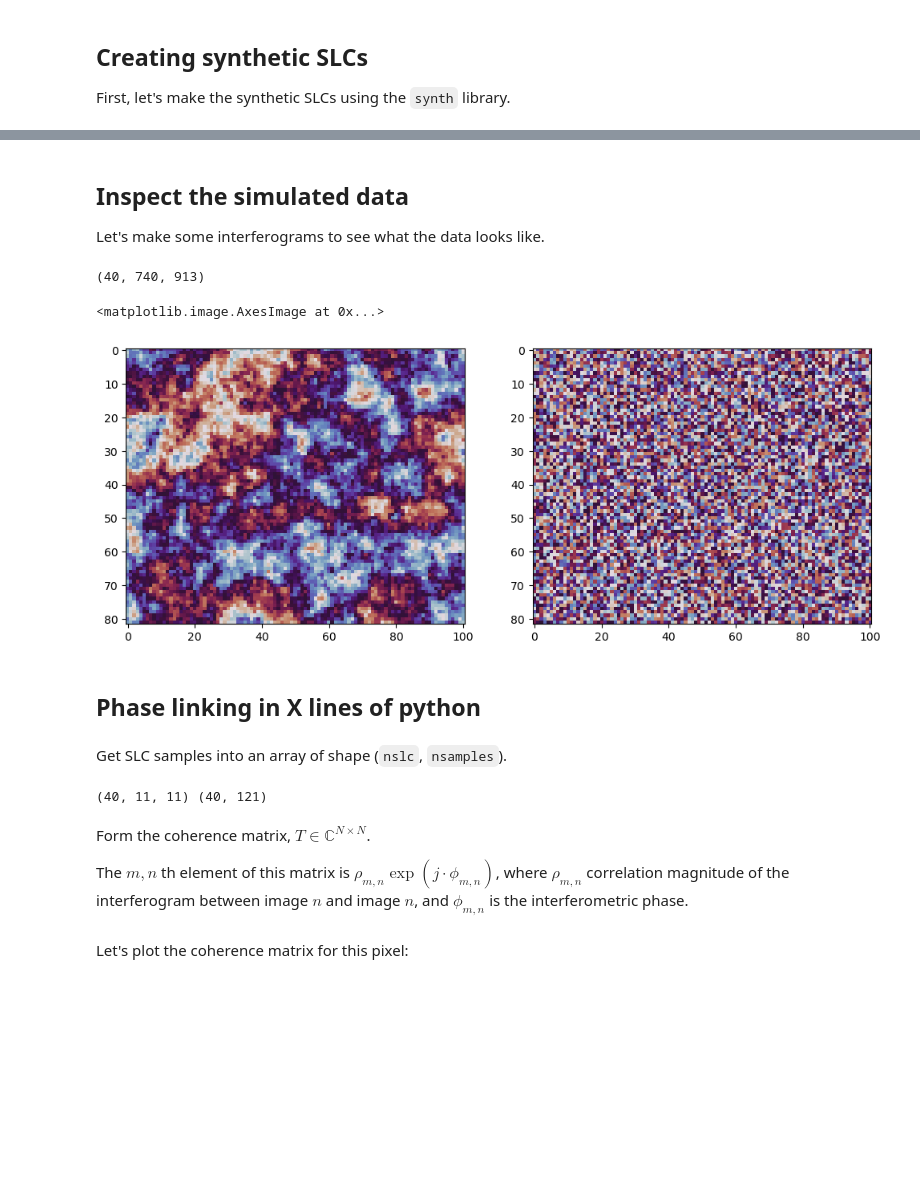
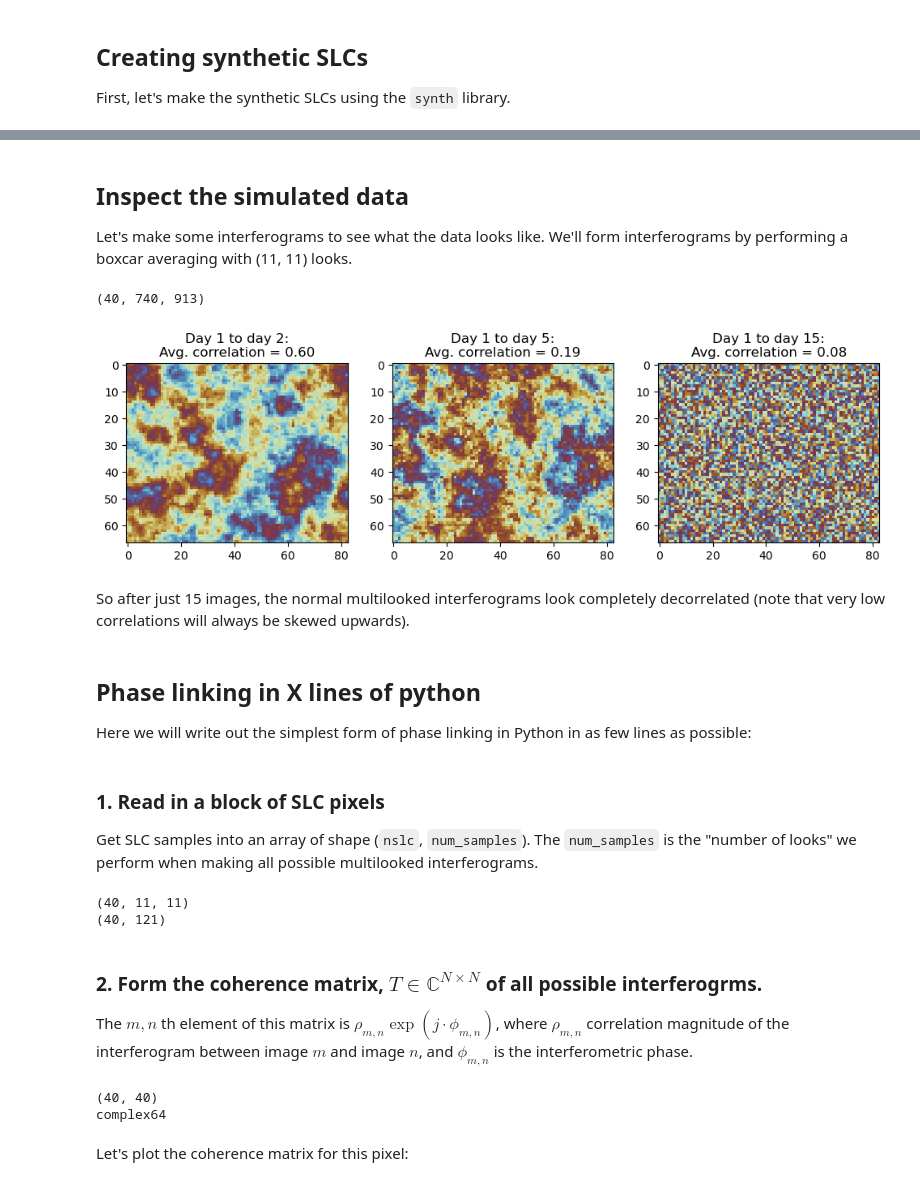
Before and after one commit to isce-framework/dolphin, a Jupyter notebook: docs/notebooks/theory-phase-linking.ipynb, the cells around one changed output, grey strips where cells are left out. Drawn from its saved outputs; the diff is of its cells as text; code cells hidden in the pictures; blank space fills up the shorter version.

```diff
--- a/docs/notebooks/theory-phase-linking.ipynb
+++ b/docs/notebooks/theory-phase-linking.ipynb
@@ -80,4 +87,5 @@ with open("synth-config.json") as f:
 ## Inspect the simulated data
 
 Let's make some interferograms to see what the data looks like.
+We'll form interferograms by performing a boxcar averaging with (11, 11) looks.
 # %%
@@ -91,11 +97,11 @@ print(reader.shape)
 # %% [output]
 (40, 740, 913)
 # %%
-def make_ifg(idx1: int, idx2: int, looks: tuple[int, int] = (9, 9)) -> np.ndarray:
+def make_ifg(idx1: int, idx2: int, looks: tuple[int, int] = (11, 11)) -> np.ndarray:
     """Create an interferogram between slcs idx1 and idx1."""
     # Load complex images
-    s1 = np.squeeze(reader[idx1, :, :])
-    s2 = np.squeeze(reader[idx2, :, :])
+    s1 = np.squeeze(reader[idx1, :, :].filled(0))
+    s2 = np.squeeze(reader[idx2, :, :].filled(0))
     # Raw interferogram
     raw_ifg = s1 * np.conj(s2)
     # Apply looks to interferogram and power
@@ -106,35 +112,46 @@ def make_ifg(idx1: int, idx2: int, looks: tuple[int, int] = (9, 9)) -> np.ndarra
     ifg = ifg / np.sqrt(pow1 * pow2)
     return ifg
 # %%
-ifg_0_1 = make_ifg(0, 1)
-ifg_0_29 = make_ifg(0, 29)
+fig, axes = plt.subplots(ncols=3, figsize=(12, 6))
+kw = {"vmin": -np.pi, "vmax": np.pi, "cmap": "cmc.romaO", "interpolation": "nearest"}
 
-fig, axes = plt.subplots(ncols=2, figsize=(12, 6))
-kw = {"vmin": -np.pi, "vmax": np.pi, "cmap": 'twilight', "interpolation": 'nearest'}
-axes[0].imshow(np.angle(ifg_0_1), **kw)
-axes[1].imshow(np.angle(ifg_0_29), **kw)
+for ax, n in zip(axes, [1, 4, 14]):
+    ifg_0_n = make_ifg(0, n)
+    title = f"Day 1 to day {n+1}:\n"
+    title += "Avg. correlation = {np.nanmedian(np.abs(ifg_0_n)):.2f}"
+    ax.imshow(np.angle(ifg_0_n), **kw)
+    ax.set_title(title)
 # %% [output]
-<matplotlib.image.AxesImage at 0x...>
-[figure, old version]
+[figure, new version]
+# %% [markdown]
+So after just 15 images, the normal multilooked interferograms look completely decorrelated (note that very low correlations will always be skewed upwards).
 # %% [markdown]
 ## Phase linking in X lines of python
+
+Here we will write out the simplest form of phase linking in Python in as few lines as possible:
 # %% [markdown]
- Get SLC samples into an array of shape (`nslc`, `nsamples`).
+### 1. Read in a block of SLC pixels
+
+Get SLC samples into an array of shape (`nslc`, `num_samples`).
+The `num_samples` is the "number of looks" we perform when making all possible multilooked interferograms.
 # %%
 nslc = reader.shape[0]
 half_row, half_col = (5, 5)
 
 # Pick a row and column to process
 row, col = 100, 100
-sub_stack = reader[:, row - half_row:row + half_row + 1, col - half_col: col + half_col + 1].filled(0)
+sub_stack = reader[
+    :, row - half_row : row + half_row + 1, col - half_col : col + half_col + 1
+].filled(0)
 slc_samples = sub_stack.reshape(nslc, -1)
 print(sub_stack.shape, slc_samples.shape)
 # %% [output]
-(40, 11, 11) (40, 121)
+(40, 11, 11)
+(40, 121)
 # %% [markdown]
-Form the coherence matrix, $T \in \mathbb{C}^{N\times N}$.
+### 2. Form the coherence matrix, $T \in \mathbb{C}^{N\times N}$ of all possible interferogrms.
 
-The $m,n$ th element of this matrix is $\rho_{m,n}\exp (j \cdot \phi_{m,n})$, where $\rho_{m,n}$ correlation magnitude of the interferogram between image $n$ and image $n$, and $\phi_{m,n}$ is the interferometric phase.
+The $m,n$ th element of this matrix is $\rho_{m,n}\exp (j \cdot \phi_{m,n})$, where $\rho_{m,n}$ correlation magnitude of the interferogram between image $m$ and image $n$, and $\phi_{m,n}$ is the interferometric phase.
 # %%
 # Compute un-normalized interferogram, the numerator of the complex correlation formula
 ifgs = np.dot(slc_samples, np.conj(slc_samples.T))
@@ -154,4 +172,9 @@ coherence = ifgs / amplitudes
 # coherence = np.where(amplitudes > 1e-6, coherence, 0 + 0j)
+# %%
+print(coherence.shape, coherence.dtype)
+# %% [output]
+(40, 40)
+complex64
 # %% [markdown]
 Let's plot the coherence matrix for this pixel:
 # %%
```
Also changed, not shown: parts of 32 cells of this notebook.
